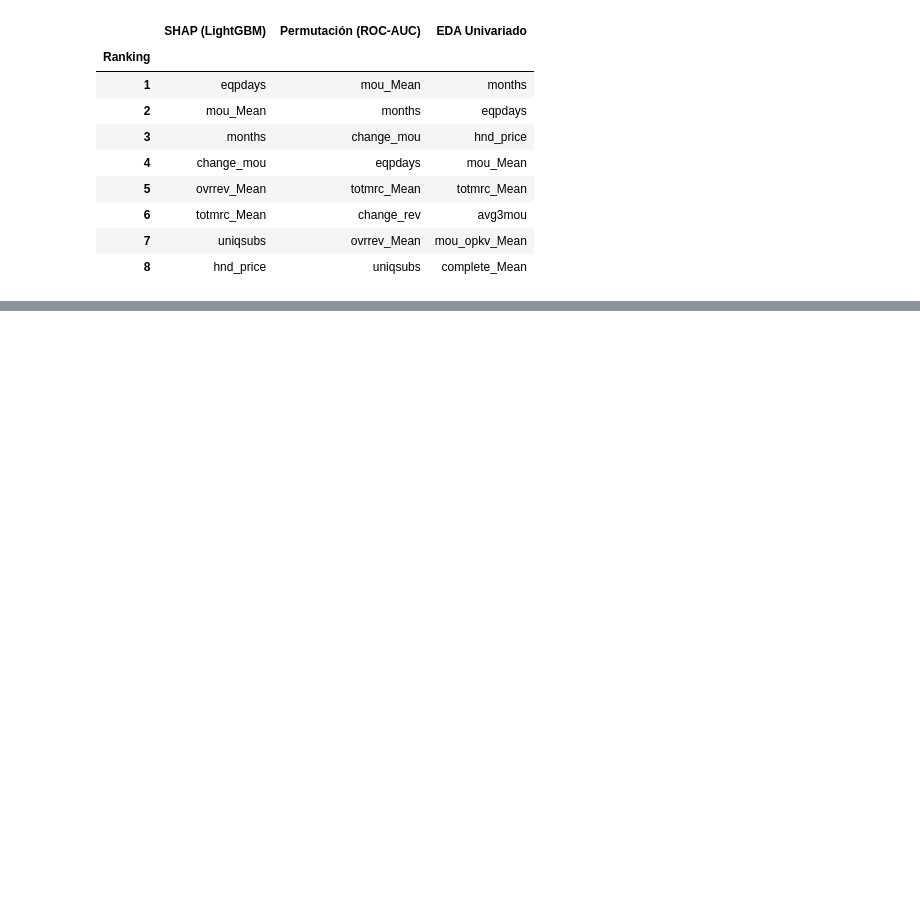
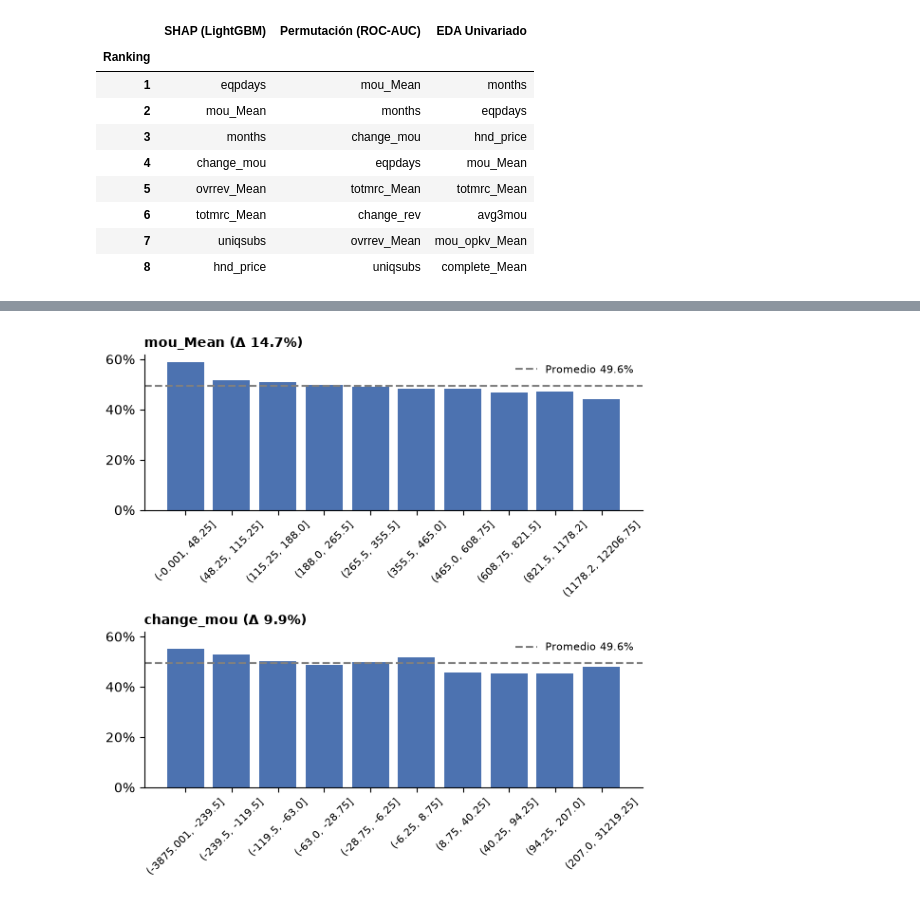
Before and after one commit to DpalaciosR20/churn-sdg, a Jupyter notebook: notebooks/05_explicabilidad.ipynb, the cells around one changed output, grey strips where cells are left out. Cells and saved outputs as stored; diff of their text form; code cells hidden in the pictures; blank space fills up the shorter version.

```diff
--- a/notebooks/05_explicabilidad.ipynb
+++ b/notebooks/05_explicabilidad.ipynb
@@ -191,0 +213,20 @@ display(tabla_comparativa)
+# %%
+import matplotlib.pyplot as plt
+from churn.eda import tasa_por_decil, graficar_tasa
+
+promedio_global = df["churn"].mean()
+fig, axes = plt.subplots(2, 1, figsize=(6,6), sharey=True)
+
+for col, ax in zip(["mou_Mean", "change_mou"], axes.flatten()):
+    tabla_decil = tasa_por_decil(df, col, dropna=True)
+    graficar_tasa(
+        tabla=tabla_decil,
+        titulo=f"{col} (Δ {dif_tasas[col]:.1%})",
+        promedio=promedio_global,
+        ax=ax
+    )
+
+plt.tight_layout()
+plt.show()
+# %% [output]
+[figure, added]
```
Also changed, not shown: parts of 13 cells of this notebook.
